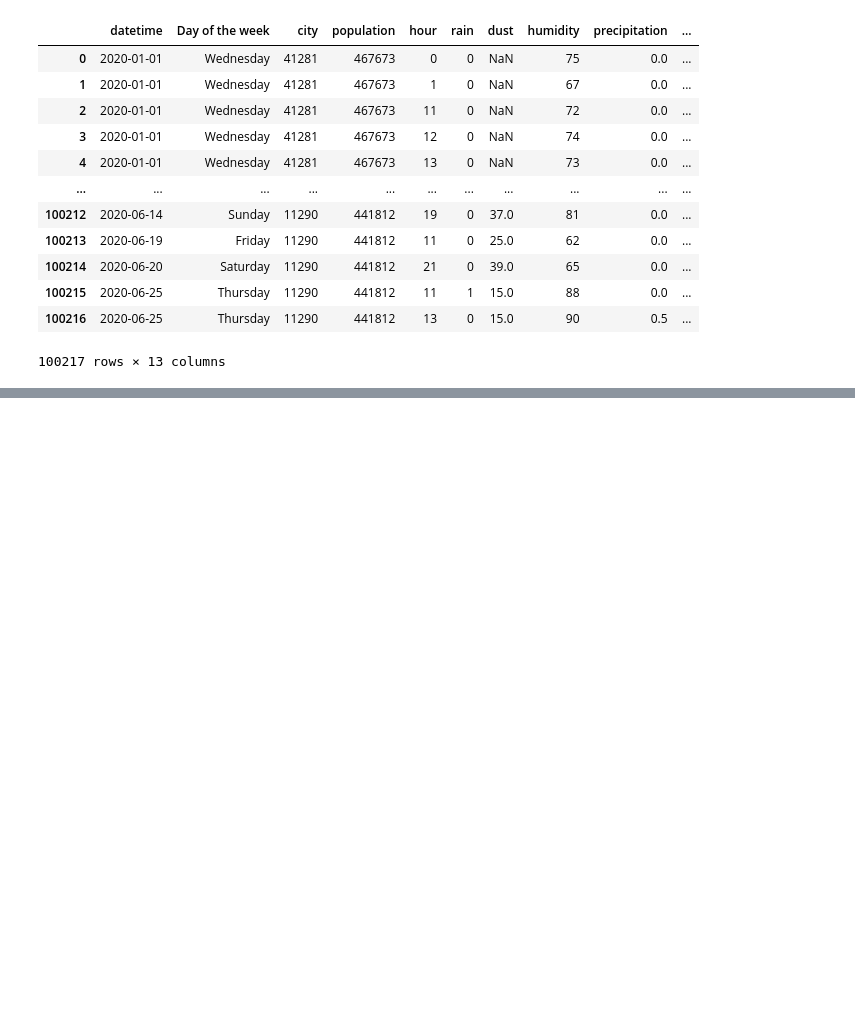
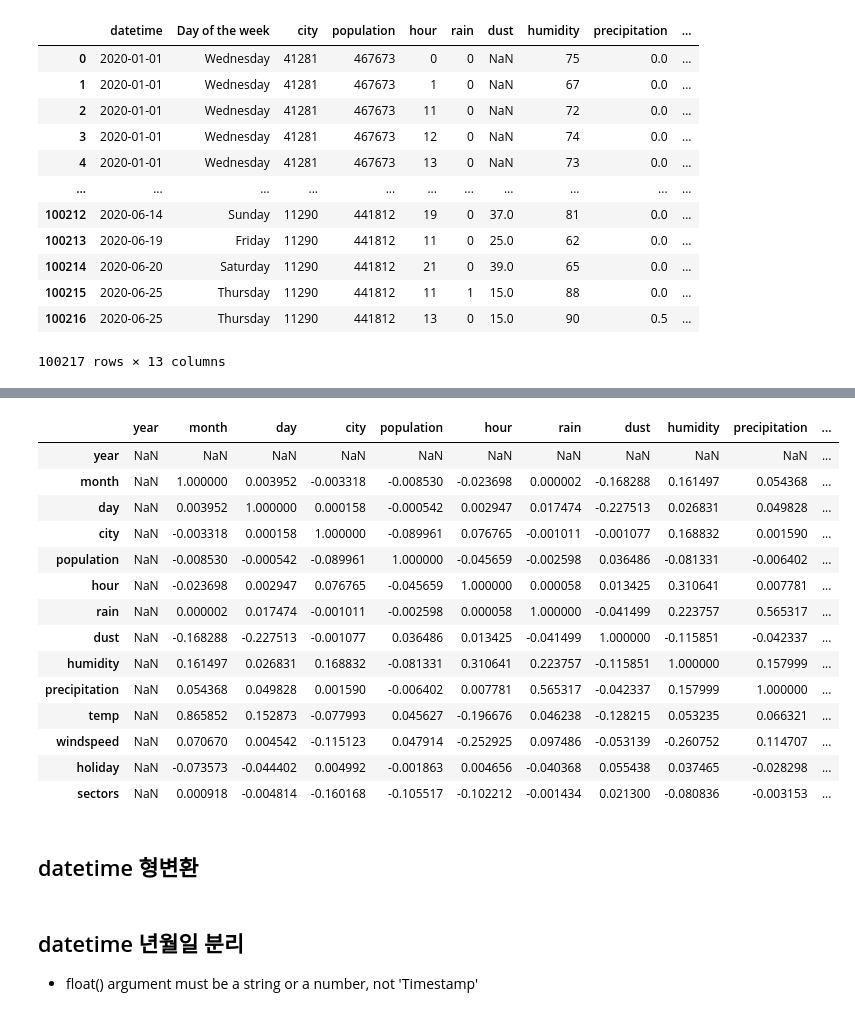
Before and after one commit to wjswjdgns/miniproject02, a Jupyter notebook: deliverydata_data.ipynb, the cells around one changed output, grey strips where cells are left out. Saved outputs shown, nothing was run; the diff lists cells and outputs as text; code cells hidden in the pictures; blank space fills up the shorter version.

```diff
--- a/deliverydata_data.ipynb
+++ b/deliverydata_data.ipynb
@@ -20,0 +109,18 @@ delivery_data
+# %%
+delivery_data.corr()
+# %% [output]
+|  | year | month | day | city | population | hour | rain | dust | humidity | precipitation | ... |
+| year | NaN | NaN | NaN | NaN | NaN | NaN | NaN | NaN | NaN | NaN | ... |
+| month | NaN | 1.000000 | 0.003952 | -0.003318 | -0.008530 | -0.023698 | 0.000002 | -0.168288 | 0.161497 | 0.054368 | ... |
+| day | NaN | 0.003952 | 1.000000 | 0.000158 | -0.000542 | 0.002947 | 0.017474 | -0.227513 | 0.026831 | 0.049828 | ... |
+| city | NaN | -0.003318 | 0.000158 | 1.000000 | -0.089961 | 0.076765 | -0.001011 | -0.001077 | 0.168832 | 0.001590 | ... |
+| population | NaN | -0.008530 | -0.000542 | -0.089961 | 1.000000 | -0.045659 | -0.002598 | 0.036486 | -0.081331 | -0.006402 | ... |
+| hour | NaN | -0.023698 | 0.002947 | 0.076765 | -0.045659 | 1.000000 | 0.000058 | 0.013425 | 0.310641 | 0.007781 | ... |
+| rain | NaN | 0.000002 | 0.017474 | -0.001011 | -0.002598 | 0.000058 | 1.000000 | -0.041499 | 0.223757 | 0.565317 | ... |
+| dust | NaN | -0.168288 | -0.227513 | -0.001077 | 0.036486 | 0.013425 | -0.041499 | 1.000000 | -0.115851 | -0.042337 | ... |
+| humidity | NaN | 0.161497 | 0.026831 | 0.168832 | -0.081331 | 0.310641 | 0.223757 | -0.115851 | 1.000000 | 0.157999 | ... |
+| precipitation | NaN | 0.054368 | 0.049828 | 0.001590 | -0.006402 | 0.007781 | 0.565317 | -0.042337 | 0.157999 | 1.000000 | ... |
+| temp | NaN | 0.865852 | 0.152873 | -0.077993 | 0.045627 | -0.196676 | 0.046238 | -0.128215 | 0.053235 | 0.066321 | ... |
+| windspeed | NaN | 0.070670 | 0.004542 | -0.115123 | 0.047914 | -0.252925 | 0.097486 | -0.053139 | -0.260752 | 0.114707 | ... |
+| holiday | NaN | -0.073573 | -0.044402 | 0.004992 | -0.001863 | 0.004656 | -0.040368 | 0.055438 | 0.037465 | -0.028298 | ... |
+| sectors | NaN | 0.000918 | -0.004814 | -0.160168 | -0.105517 | -0.102212 | -0.001434 | 0.021300 | -0.080836 | -0.003153 | ... |
@@ -20,0 +129,2 @@ delivery_data
+# %% [markdown]
+## datetime 형변환
@@ -20,0 +133,3 @@ delivery_data
+# %% [markdown]
+## datetime 년월일 분리
+- float() argument must be a string or a number, not 'Timestamp'
```
Also changed, not shown: parts of 86 cells of this notebook, 1 other file.
